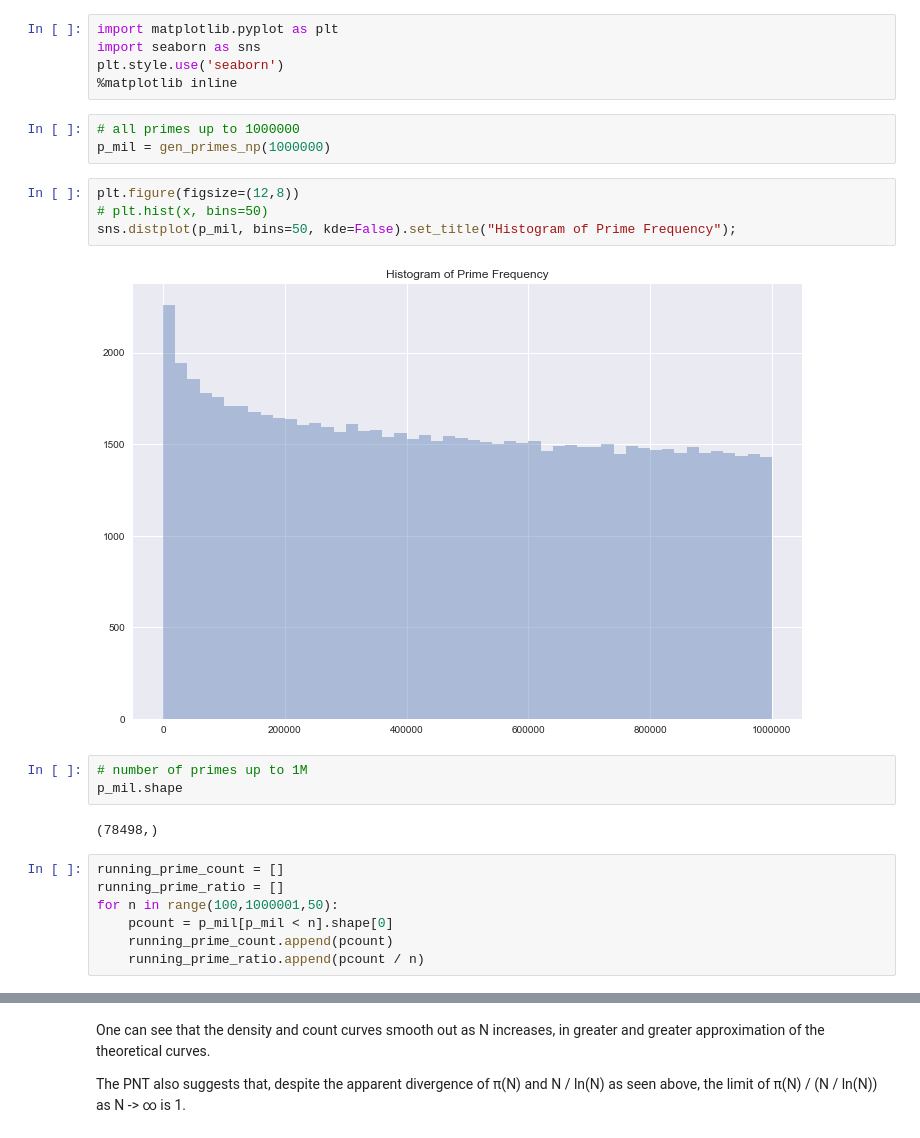
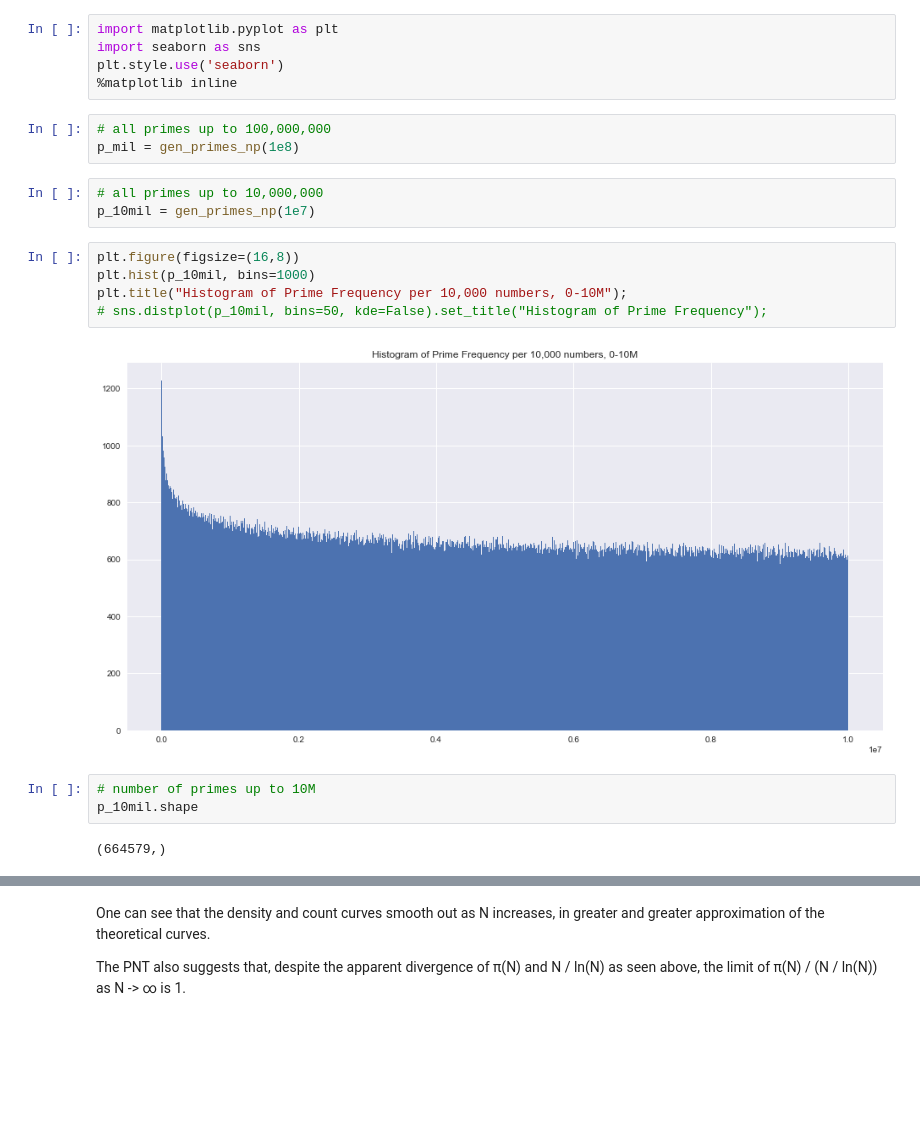
Before and after one commit to davidluther/Python-Pushups, a Jupyter notebook: 0306_primes_and_prime_factors.ipynb, the cells around one changed output, grey strips where cells are left out. Saved outputs shown, nothing was run; the diff lists cells and outputs as text; blank space fills up the shorter version.

Commit message:
mods to prime density/count viz

```diff
--- a/0306_primes_and_prime_factors.ipynb
+++ b/0306_primes_and_prime_factors.ipynb
@@ -419,24 +419,21 @@ import seaborn as sns
 plt.style.use('seaborn')
 %matplotlib inline
 # %%
-# all primes up to 1000000
-p_mil = gen_primes_np(1000000)
+# all primes up to 100,000,000
+p_mil = gen_primes_np(1e8)
+# %%
+# all primes up to 10,000,000
+p_10mil = gen_primes_np(1e7)
 # %%
-plt.figure(figsize=(12,8))
-# plt.hist(x, bins=50)
-sns.distplot(p_mil, bins=50, kde=False).set_title("Histogram of Prime Frequency");
+plt.figure(figsize=(16,8))
+plt.hist(p_10mil, bins=1000)
+plt.title("Histogram of Prime Frequency per 10,000 numbers, 0-10M");
+# sns.distplot(p_10mil, bins=50, kde=False).set_title("Histogram of Prime Frequency");
 # %% [output]
-[figure, old version]
+[figure, new version]
 # %%
-# number of primes up to 1M
-p_mil.shape
+# number of primes up to 10M
+p_10mil.shape
 # %% [output]
-(78498,)
+(664579,)
-# %%
-running_prime_count = []
-running_prime_ratio = []
-for n in range(100,1000001,50):
-    pcount = p_mil[p_mil < n].shape[0]
-    running_prime_count.append(pcount)
-    running_prime_ratio.append(pcount / n)
 # %%
```
Also changed, not shown: parts of 10 cells of this notebook.
